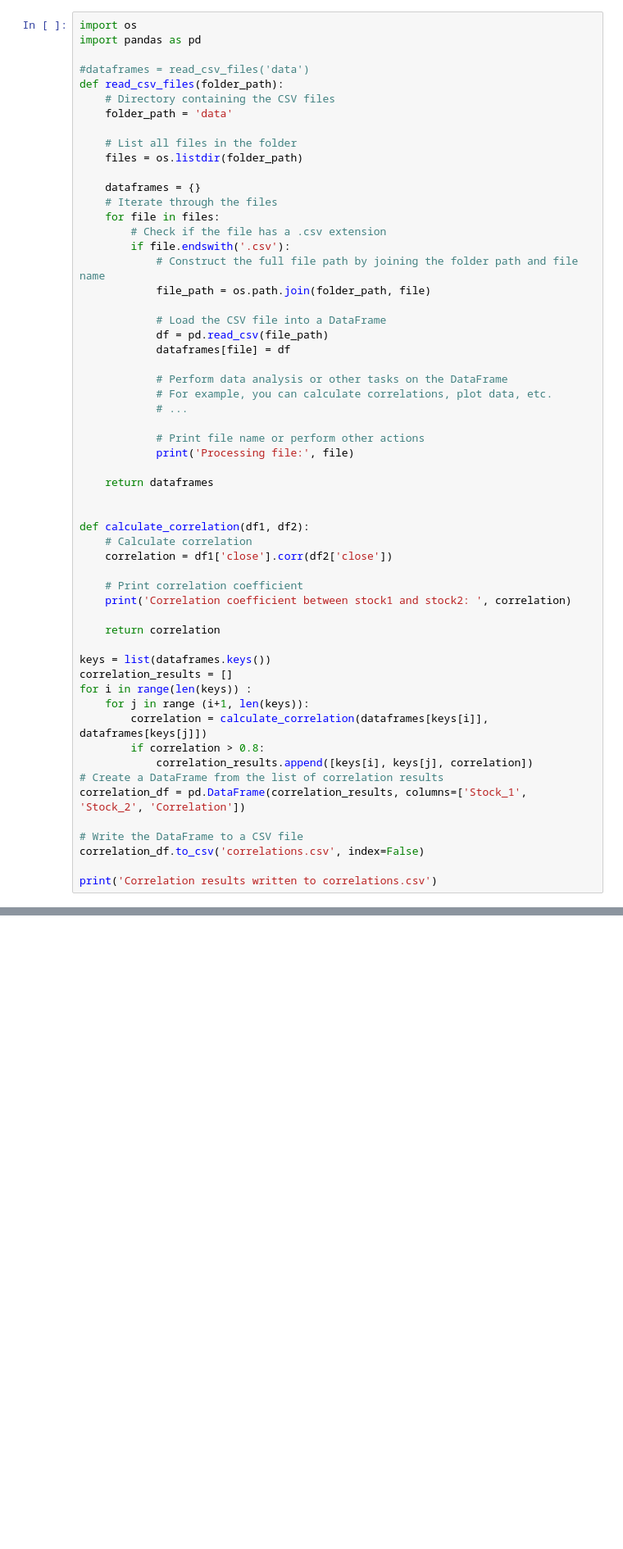
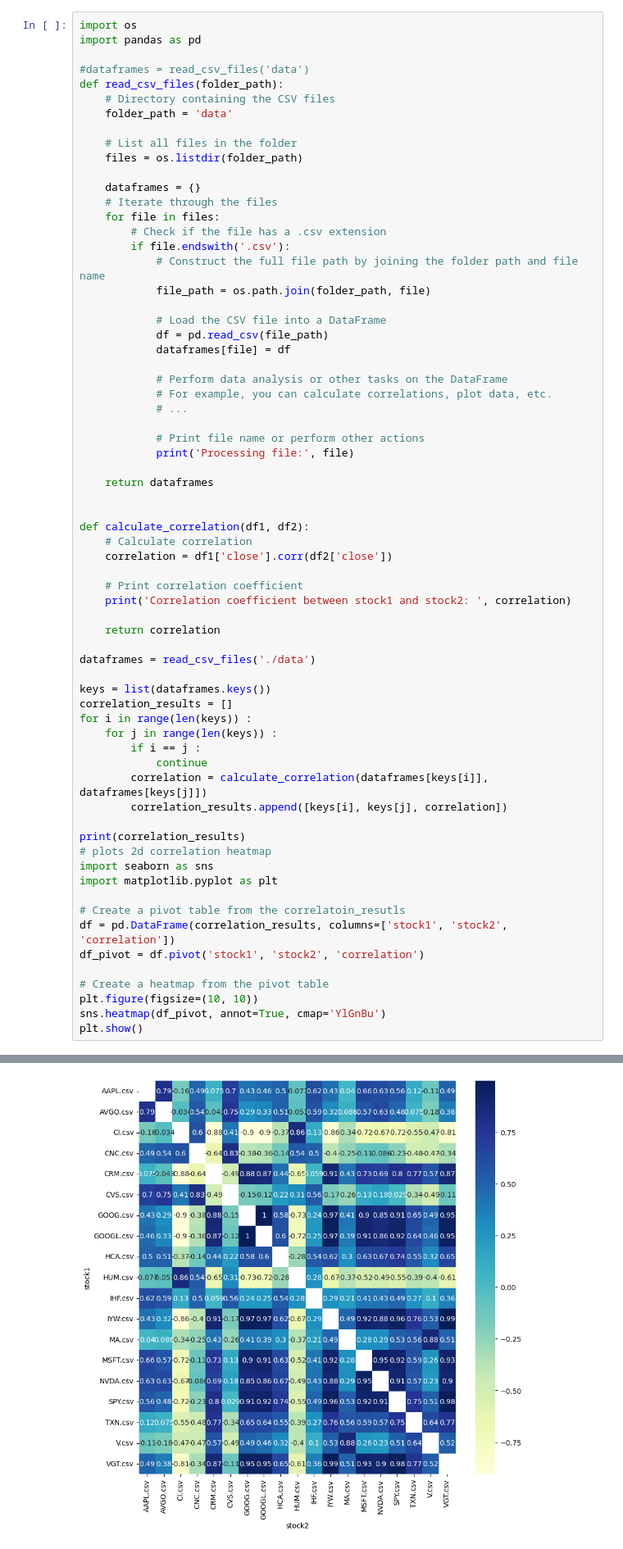
Before and after one commit to AbhinavDevelops/ETF_trading, a Jupyter notebook: corr.ipynb, the cells around one changed output, grey strips where cells are left out. Shown at 82% size. Drawn from its saved outputs; the diff is of its cells as text; blank space fills up the shorter version.

```diff
--- a/corr.ipynb
+++ b/corr.ipynb
@@ -41,18 +41,28 @@ def calculate_correlation(df1, df2):
 
     return correlation
 
+dataframes = read_csv_files('./data')
+
 keys = list(dataframes.keys())
 correlation_results = []
 for i in range(len(keys)) :
-    for j in range (i+1, len(keys)):
+    for j in range(len(keys)) :
+        if i == j :
+            continue
         correlation = calculate_correlation(dataframes[keys[i]], dataframes[keys[j]])
-        if correlation > 0.8:
-            correlation_results.append([keys[i], keys[j], correlation])
-# Create a DataFrame from the list of correlation results
-correlation_df = pd.DataFrame(correlation_results, columns=['Stock_1', 'Stock_2', 'Correlation'])
+        correlation_results.append([keys[i], keys[j], correlation])
 
-# Write the DataFrame to a CSV file
-correlation_df.to_csv('correlations.csv', index=False)
+print(correlation_results)
+# plots 2d correlation heatmap
+import seaborn as sns
+import matplotlib.pyplot as plt
 
-print('Correlation results written to correlations.csv')
+# Create a pivot table from the correlatoin_resutls
+df = pd.DataFrame(correlation_results, columns=['stock1', 'stock2', 'correlation'])
+df_pivot = df.pivot('stock1', 'stock2', 'correlation')
+
+# Create a heatmap from the pivot table
+plt.figure(figsize=(10, 10))
+sns.heatmap(df_pivot, annot=True, cmap='YlGnBu')
+plt.show()
 # %% [output]
@@ -75,0 +86 @@ Correlation results written to correlations.csv
+[figure, added]
```
Also changed, not shown: parts of 1 cell of this notebook, 17 other files.
